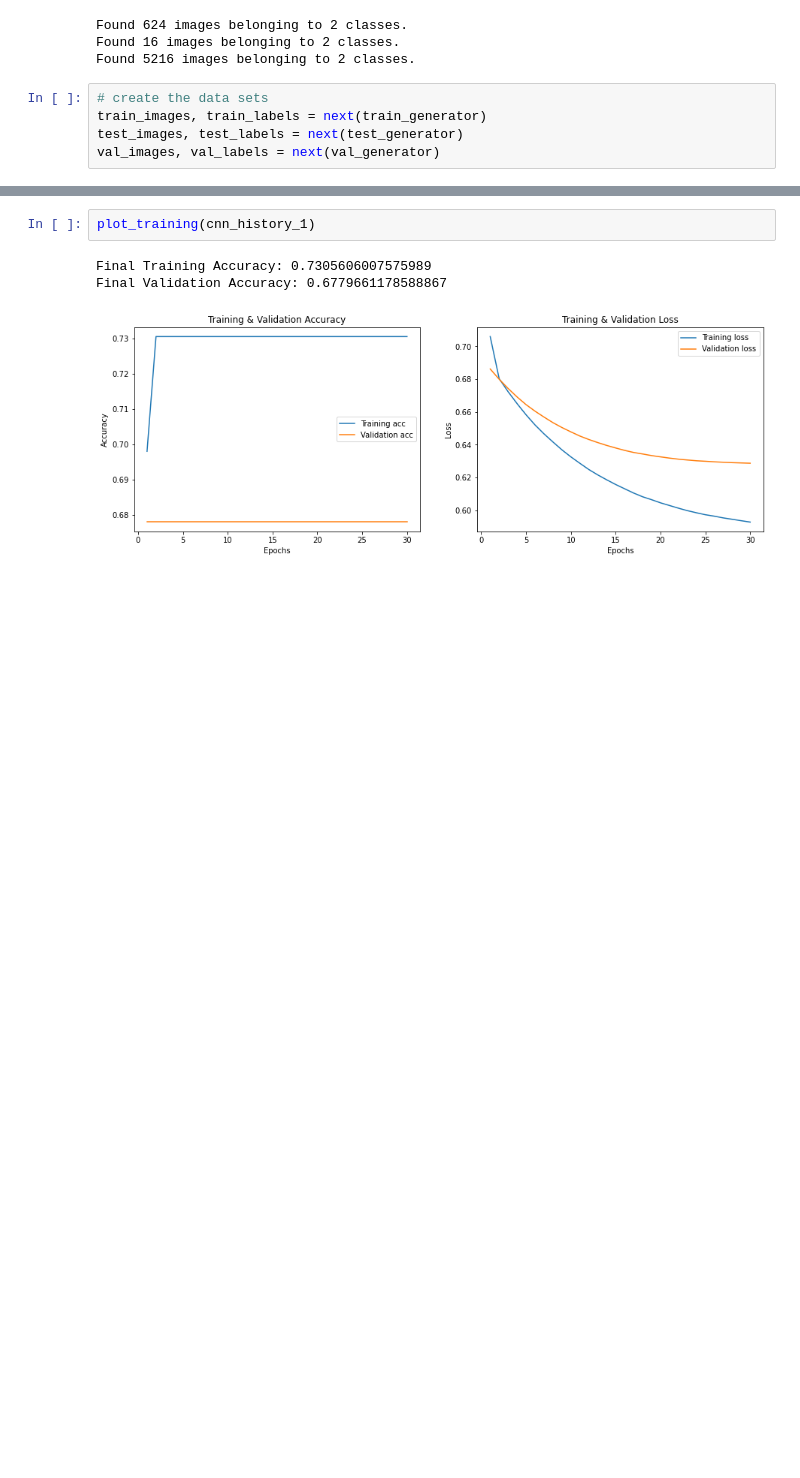
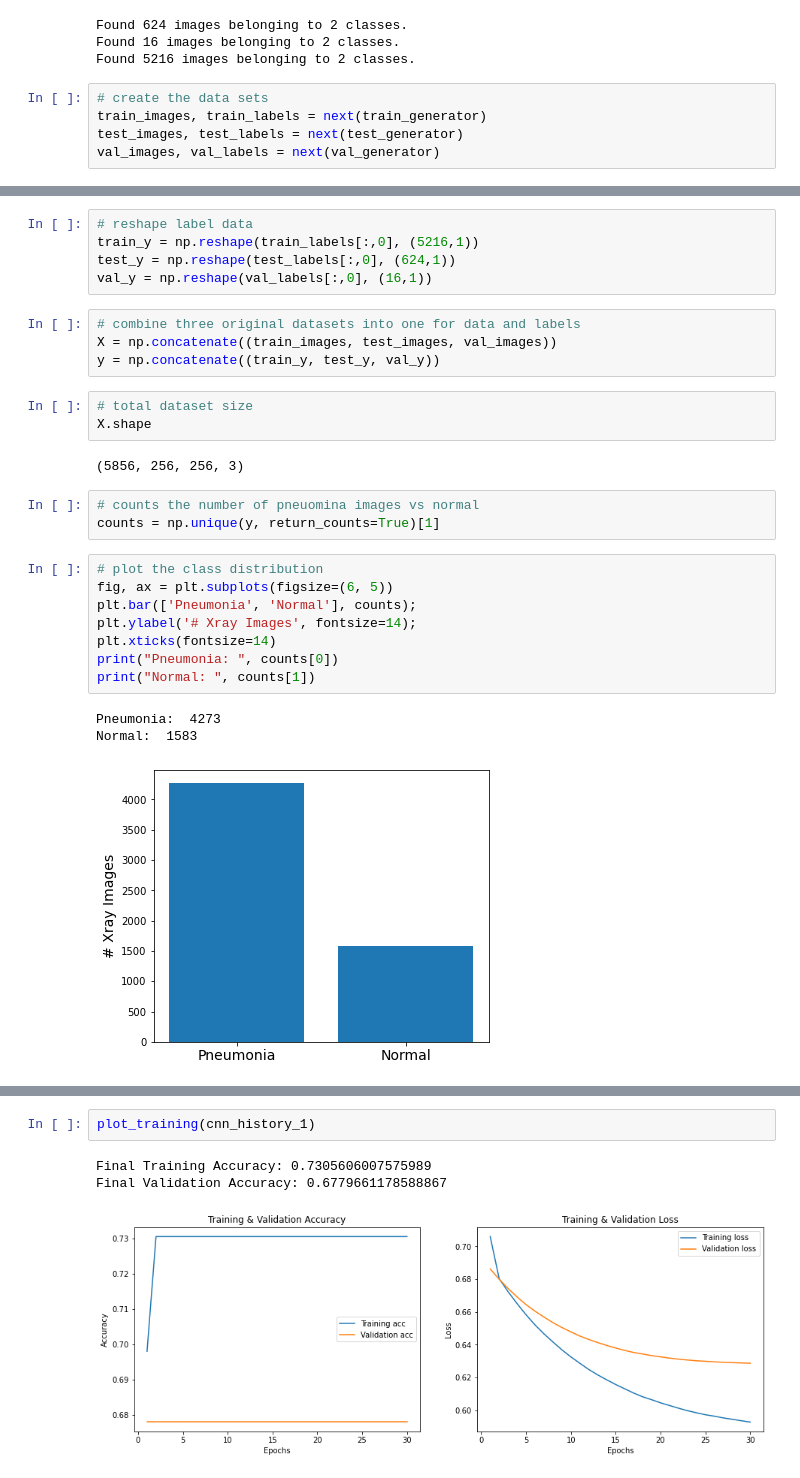
Before and after one commit to bentoler22/Flatiron_Phase_4_Project, a Jupyter notebook: Chest_Xray_Pneumonia_Classification.ipynb, the cells around one changed output, grey strips where cells are left out. Saved outputs shown, nothing was run; the diff lists cells and outputs as text; blank space fills up the shorter version.

```diff
--- a/Chest_Xray_Pneumonia_Classification.ipynb
+++ b/Chest_Xray_Pneumonia_Classification.ipynb
@@ -258,0 +86,29 @@ Epoch 30/30
+# %%
+# reshape label data
+train_y = np.reshape(train_labels[:,0], (5216,1))
+test_y = np.reshape(test_labels[:,0], (624,1))
+val_y = np.reshape(val_labels[:,0], (16,1))
+# %%
+# combine three original datasets into one for data and labels
+X = np.concatenate((train_images, test_images, val_images))
+y = np.concatenate((train_y, test_y, val_y))
+# %%
+# total dataset size
+X.shape
+# %% [output]
+(5856, 256, 256, 3)
+# %%
+# counts the number of pneuomina images vs normal
+counts = np.unique(y, return_counts=True)[1]
+# %%
+# plot the class distribution
+fig, ax = plt.subplots(figsize=(6, 5))
+plt.bar(['Pneumonia', 'Normal'], counts);
+plt.ylabel('# Xray Images', fontsize=14);
+plt.xticks(fontsize=14)
+print("Pneumonia: ", counts[0])
+print("Normal: ", counts[1])
+# %% [output]
+Pneumonia:  4273
+Normal:  1583
+[figure, added]
```
Also changed, not shown: parts of 110 cells of this notebook, 9 other files.
